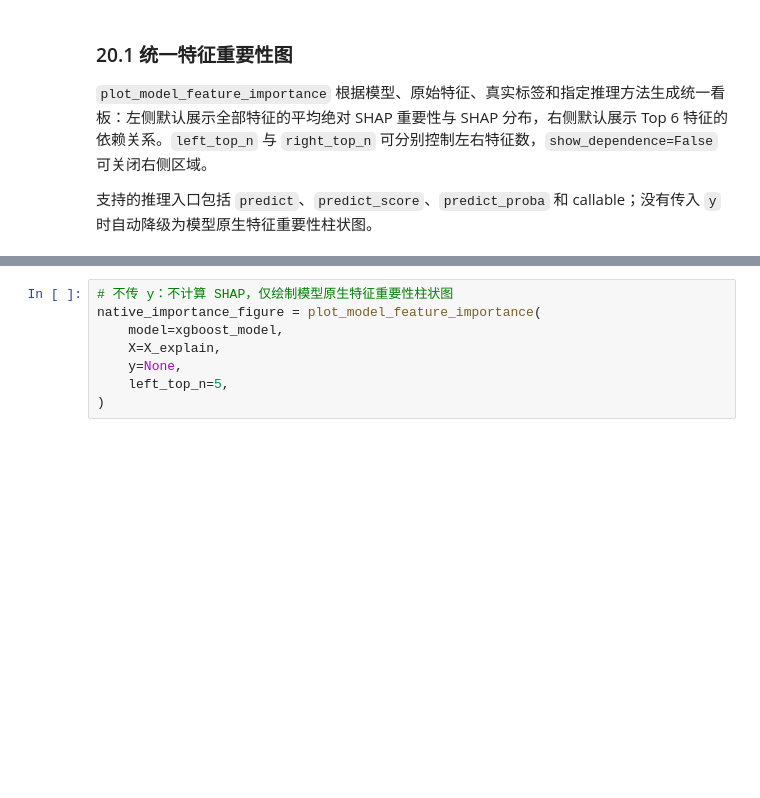
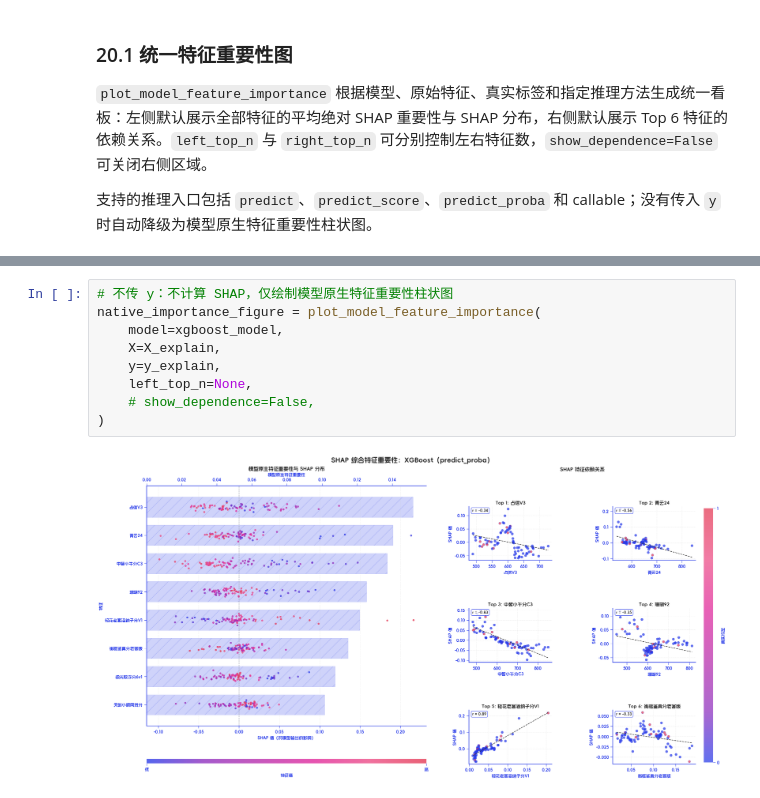
Before and after one commit to hengshu-credit/hscredit, a Jupyter notebook: examples/04_models.ipynb, the cells around one changed output, grey strips where cells are left out. Saved outputs shown, nothing was run; the diff lists cells and outputs as text; blank space fills up the shorter version.

```diff
--- a/examples/04_models.ipynb
+++ b/examples/04_models.ipynb
@@ -1163,8 +1171,11 @@ feature_importance_figure = plot_model_feature_importance(
 # %%
 # 不传 y：不计算 SHAP，仅绘制模型原生特征重要性柱状图
 native_importance_figure = plot_model_feature_importance(
     model=xgboost_model,
     X=X_explain,
-    y=None,
-    left_top_n=5,
+    y=y_explain,
+    left_top_n=None,
+    # show_dependence=False,
 )
+# %% [output]
+[figure, added]
```
Also changed, not shown: parts of 37 cells of this notebook, 46 other files.
